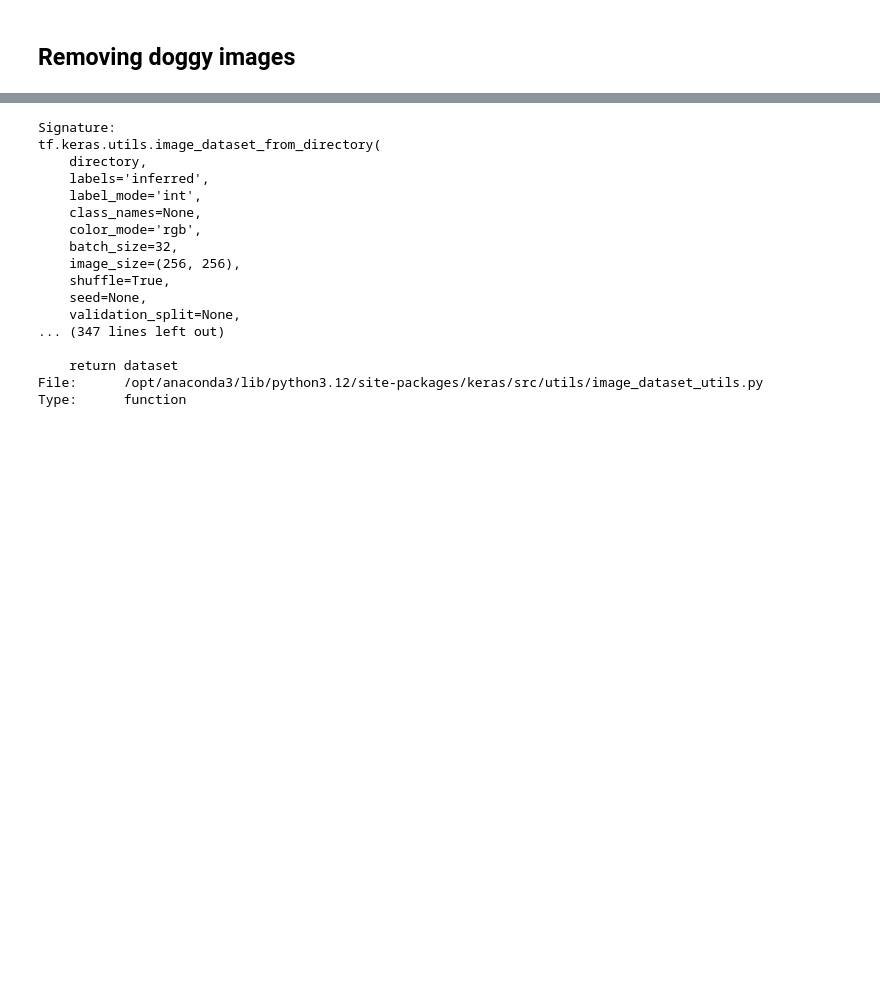
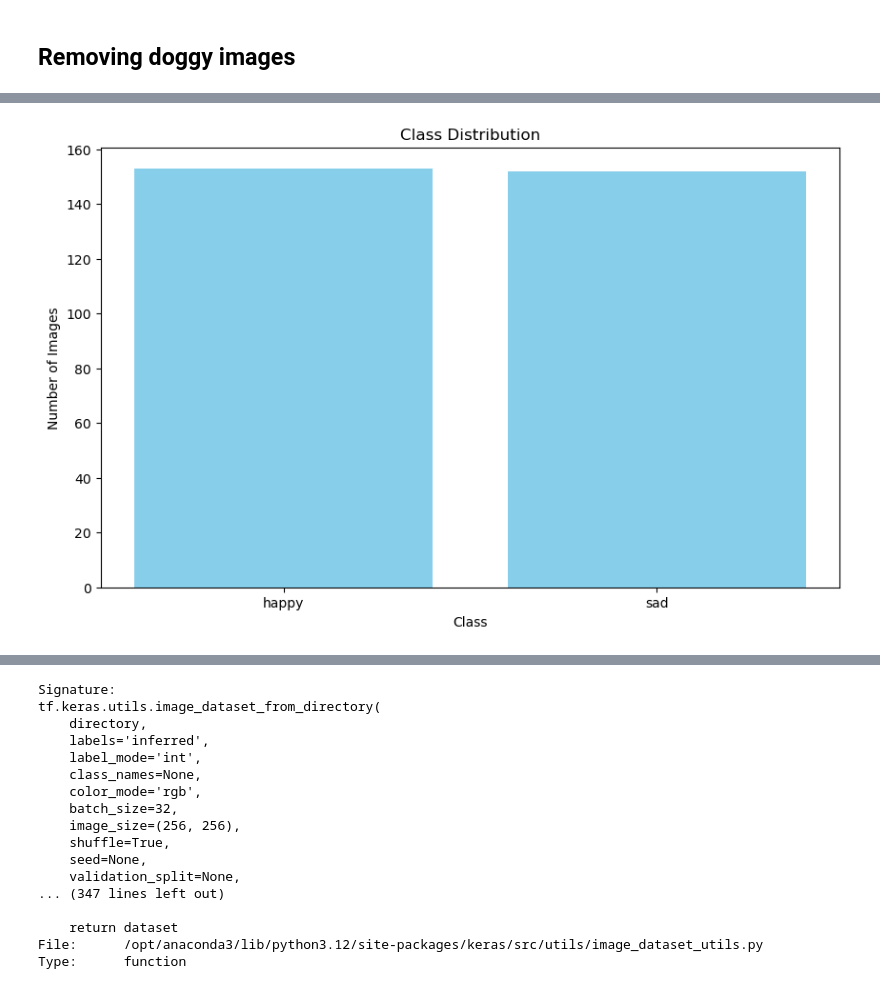
Before and after one commit to VijayMakkad/Human-emotion-classifier, a Jupyter notebook: Image-classification.ipynb, the cells around one changed output, grey strips where cells are left out. Saved outputs shown, nothing was run; the diff lists cells and outputs as text; code cells hidden in the pictures; blank space fills up the shorter version.

```diff
--- a/Image-classification.ipynb
+++ b/Image-classification.ipynb
@@ -194,0 +221,25 @@ for image_class in os.listdir(data_dir):
+# %%
+def plot_class_distribution(data_dir):
+    class_counts = {}
+
+    for class_name in os.listdir(data_dir):
+        class_path = os.path.join(data_dir, class_name)
+        if os.path.isdir(class_path):
+            num_images = len(os.listdir(class_path))
+            class_counts[class_name] = num_images
+
+    classes = list(class_counts.keys())
+    counts = list(class_counts.values())
+
+    plt.figure(figsize=(10, 6))
+    plt.bar(classes, counts, color='skyblue')
+    plt.xlabel('Class')
+    plt.ylabel('Number of Images')
+    plt.title('Class Distribution')
+    plt.show()
+
+# Usage
+data_dir = 'data'
+plot_class_distribution(data_dir)
+# %% [output]
+[figure, added]
```
Also changed, not shown: parts of 33 cells of this notebook.
